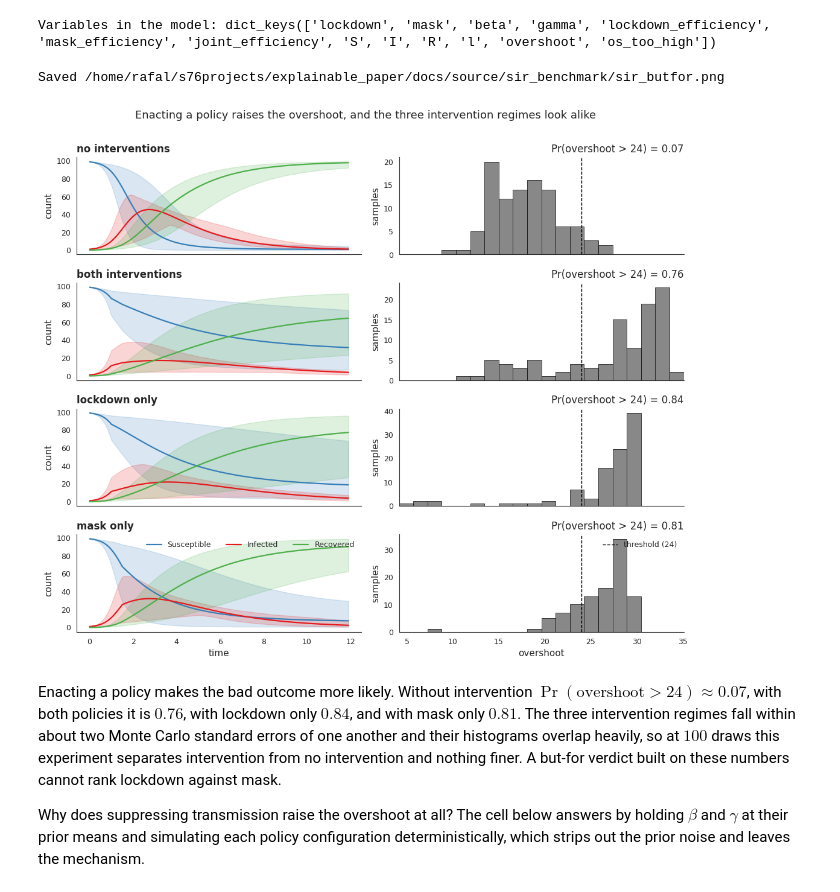
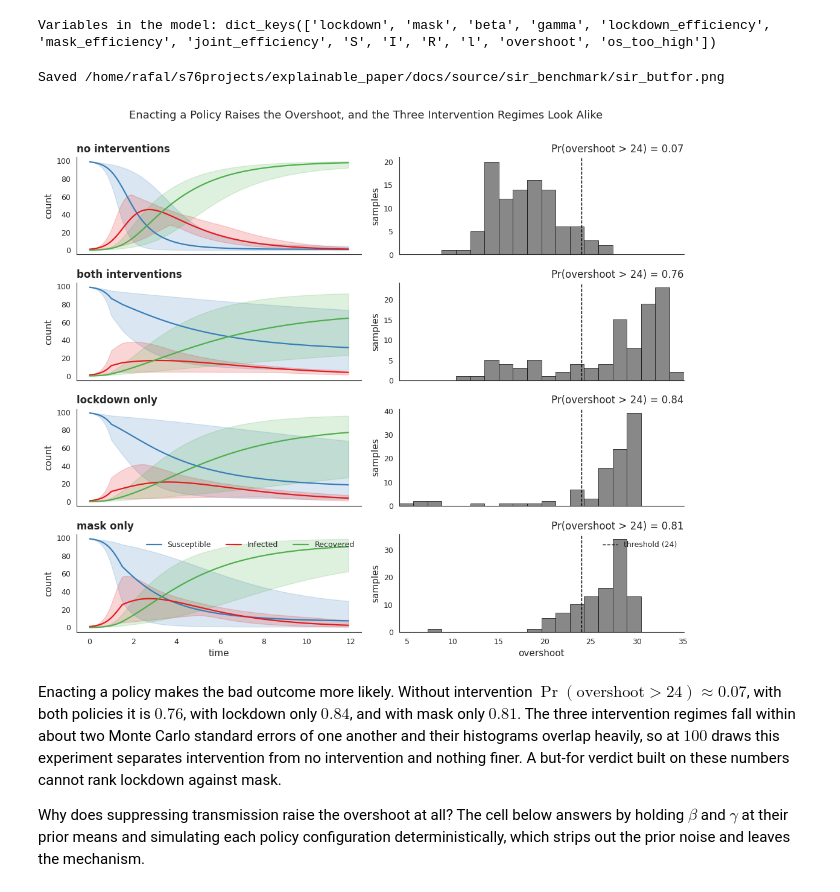
Before and after one commit to rfl-urbaniak/explainable_paper, a Jupyter notebook: docs/source/sir_benchmark.ipynb, the cells around one changed output. Saved outputs shown, nothing was run; the diff lists cells and outputs as text; code cells hidden in the pictures.

```diff
--- a/docs/source/sir_benchmark.ipynb
+++ b/docs/source/sir_benchmark.ipynb
@@ -404,36 +404,35 @@ for i, (label, samples_i) in enumerate(scenarios):
     ax_hist.axvline(
         overshoot_threshold,
         color="black",
         linestyle="--",
         linewidth=1.0,
         label=f"threshold ({overshoot_threshold})",
     )
     ax_hist.set_title(
         f"Pr(overshoot > {overshoot_threshold}) = {pr_too_high:.2f}",
         loc="right",
     )
     ax_hist.set_xlim(hist_lo, hist_hi)
     ax_hist.set_ylabel("samples")
     if i == n_rows - 1:
         ax_hist.set_xlabel("overshoot")
         ax_hist.legend(loc="upper right", frameon=False)
 
 fig.suptitle(
-    "Enacting a policy raises the overshoot, and the three "
-    "intervention regimes look alike",
+    "Enacting a Policy Raises the Overshoot, and the Three Intervention Regimes Look Alike",
     fontsize=13,
     y=1.005,
 )
 plt.tight_layout()
 sns.despine()
 
 if not smoke_test:
     os.makedirs(fig_dir, exist_ok=True)
     fig.savefig(os.path.join(fig_dir, "sir_butfor.png"))
     print(f"Saved {os.path.join(fig_dir, 'sir_butfor.png')}")
 # %% [output]
 Saved /home/rafal/s76projects/explainable_paper/docs/source/sir_benchmark/sir_butfor.png
-[figure, old version]
+[figure, new version]
 # %% [markdown]
 Enacting a policy makes the bad outcome more likely. Without intervention
 $\Pr(\mathrm{overshoot} > 24) \approx 0.07$, with both policies it is $0.76$, with lockdown
```
Also changed, not shown: parts of 5 cells of this notebook, 20 other files.
